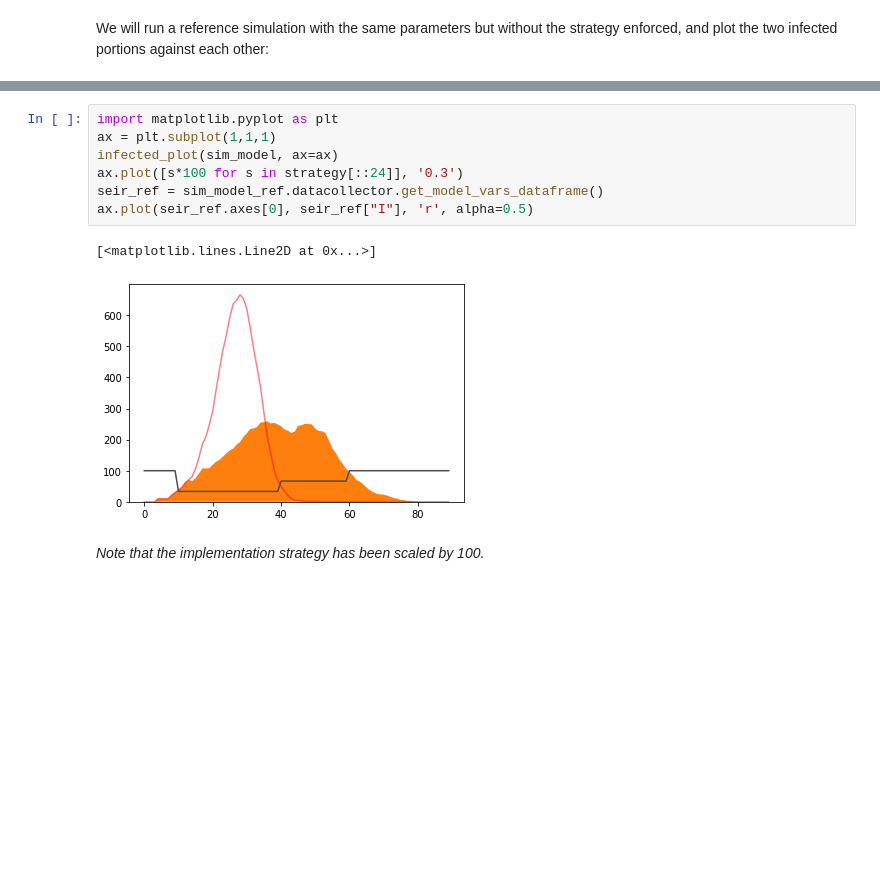
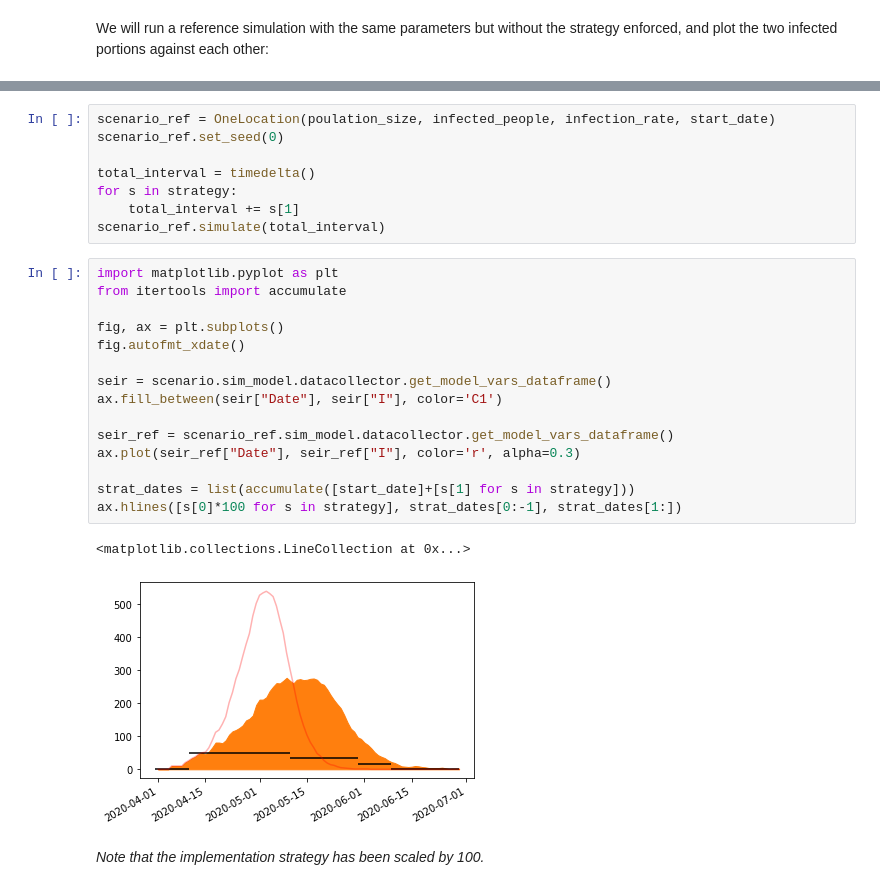
Before and after one commit to kdhansen/epidexus, a Jupyter notebook: implementation_strategy.ipynb, the cells around one changed output, grey strips where cells are left out. Drawn from its saved outputs; the diff is of its cells as text; blank space fills up the shorter version.

```diff
--- a/implementation_strategy.ipynb
+++ b/implementation_strategy.ipynb
@@ -64,12 +53,28 @@ for s in strategy:
-# %%
-import matplotlib.pyplot as plt
-ax = plt.subplot(1,1,1)
-infected_plot(sim_model, ax=ax)
-ax.plot([s*100 for s in strategy[::24]], '0.3')
-seir_ref = sim_model_ref.datacollector.get_model_vars_dataframe()
-ax.plot(seir_ref.axes[0], seir_ref["I"], 'r', alpha=0.5)
-# %% [output]
-[<matplotlib.lines.Line2D at 0x...>]
-[figure, removed]
+# %%
+scenario_ref = OneLocation(poulation_size, infected_people, infection_rate, start_date)
+scenario_ref.set_seed(0)
+
+total_interval = timedelta()
+for s in strategy:
+    total_interval += s[1]
+scenario_ref.simulate(total_interval)
+# %%
+import matplotlib.pyplot as plt
+from itertools import accumulate
+
+fig, ax = plt.subplots()
+fig.autofmt_xdate()
+
+seir = scenario.sim_model.datacollector.get_model_vars_dataframe()
+ax.fill_between(seir["Date"], seir["I"], color='C1')
+
+seir_ref = scenario_ref.sim_model.datacollector.get_model_vars_dataframe()
+ax.plot(seir_ref["Date"], seir_ref["I"], color='r', alpha=0.3)
+
+strat_dates = list(accumulate([start_date]+[s[1] for s in strategy]))
+ax.hlines([s[0]*100 for s in strategy], strat_dates[0:-1], strat_dates[1:])
+# %% [output]
+<matplotlib.collections.LineCollection at 0x...>
+[figure, added]
 # %% [markdown]
 *Note that the implementation strategy has been scaled by 100.*
```
Also changed, not shown: parts of 9 cells of this notebook, 2 other files.
